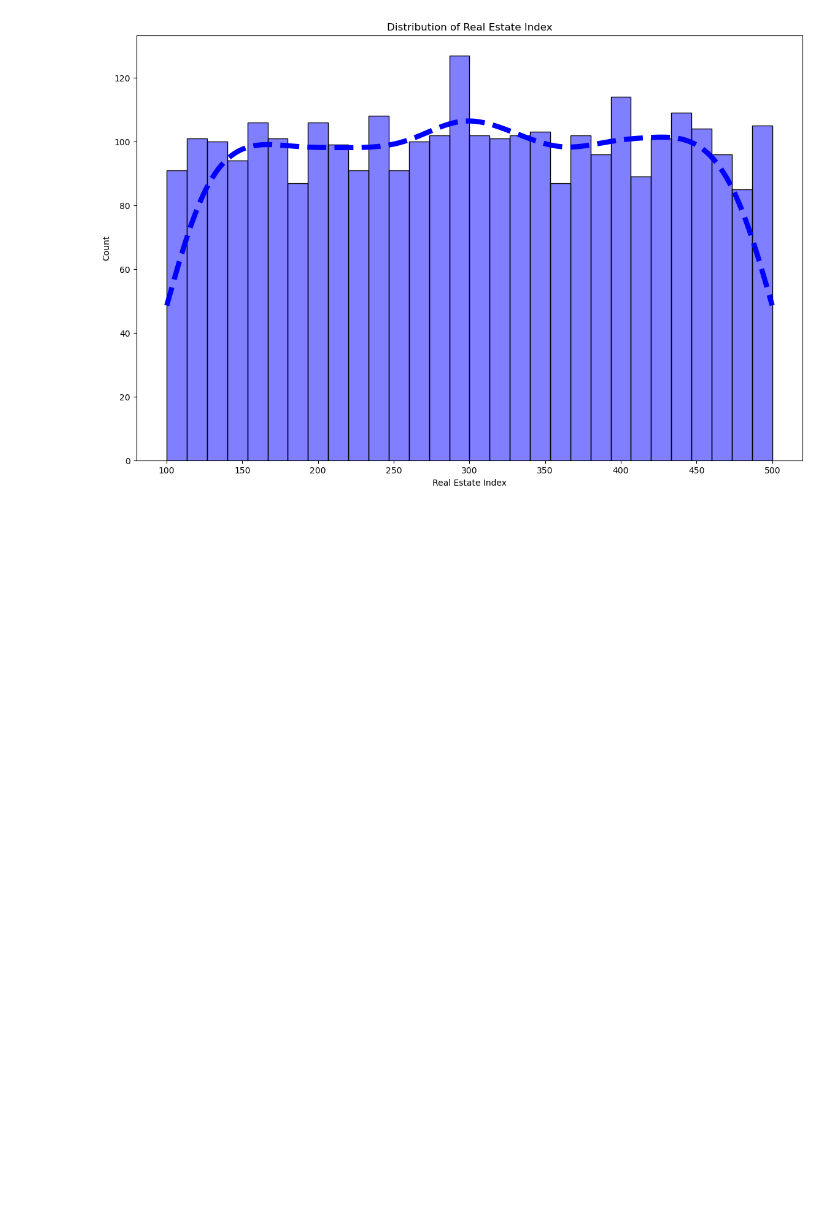
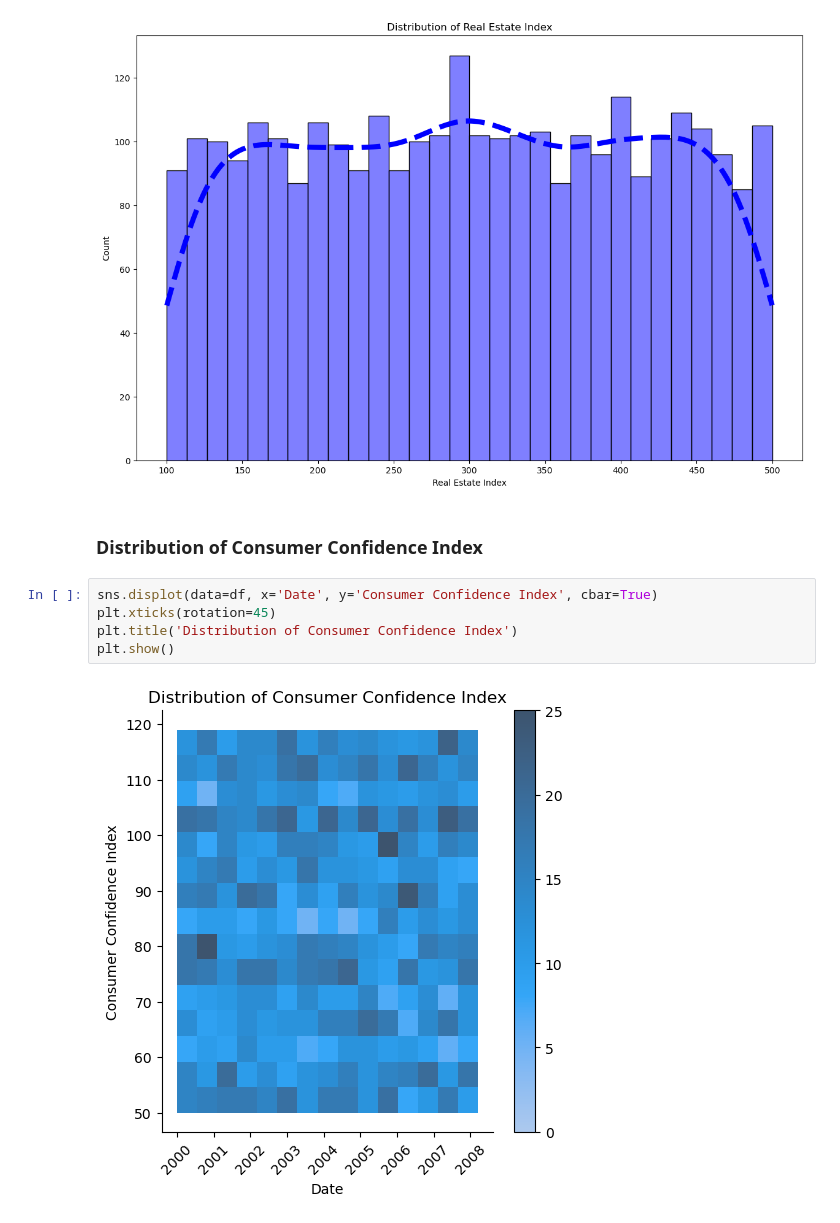
Before and after one commit to krasigarev/Finance-Economics-Dataset-2000---2008-years, a Jupyter notebook: finances_analysis.ipynb, the cells around one changed output. Saved outputs shown, nothing was run; the diff lists cells and outputs as text; blank space fills up the shorter version.

```diff
--- a/finances_analysis.ipynb
+++ b/finances_analysis.ipynb
@@ -246,3 +246,12 @@ plt.ylabel('Count')
 plt.show()
 # %% [output]
 [figure]
+# %% [markdown]
+### Distribution of Consumer Confidence Index
+# %%
+sns.displot(data=df, x='Date', y='Consumer Confidence Index', cbar=True)
+plt.xticks(rotation=45)
+plt.title('Distribution of Consumer Confidence Index')
+plt.show()
+# %% [output]
+[figure, added]
```
